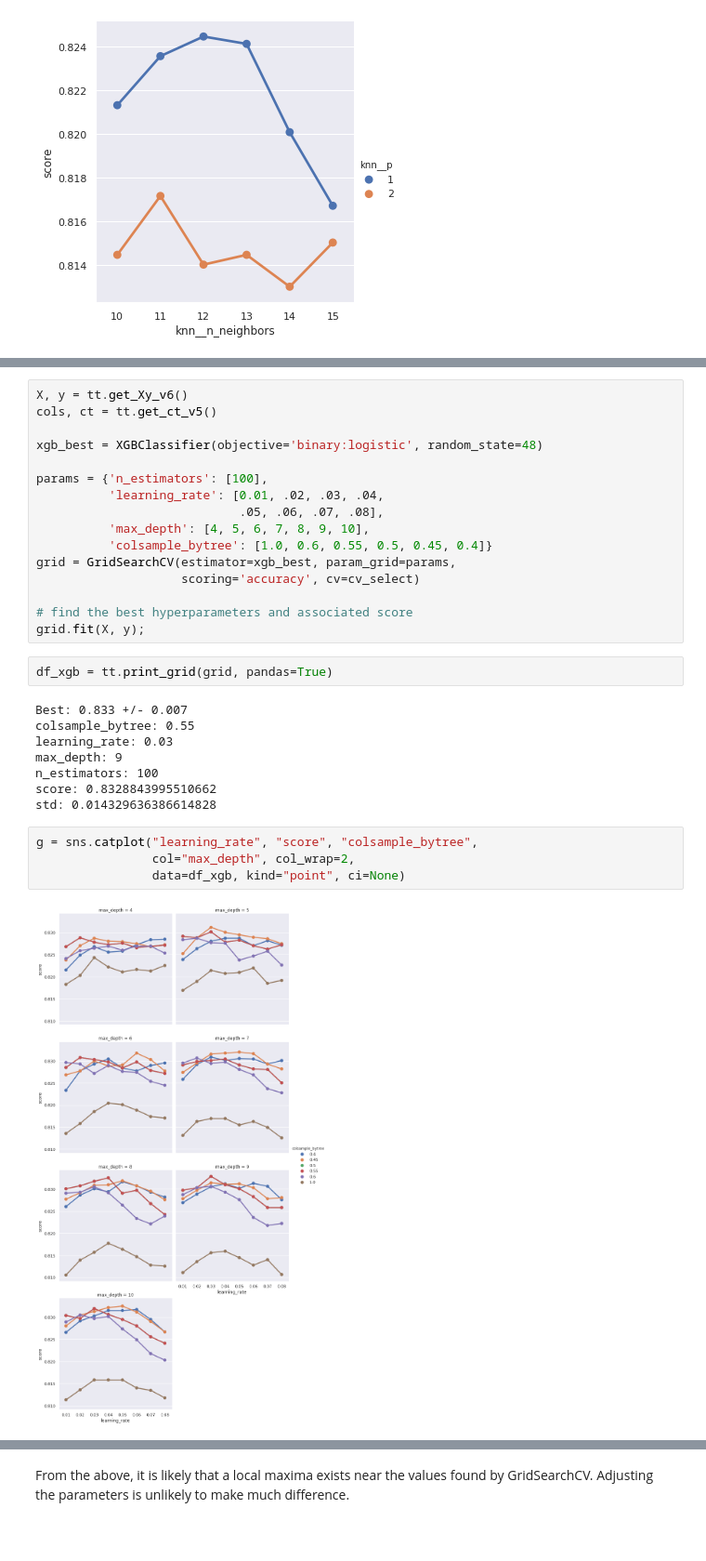
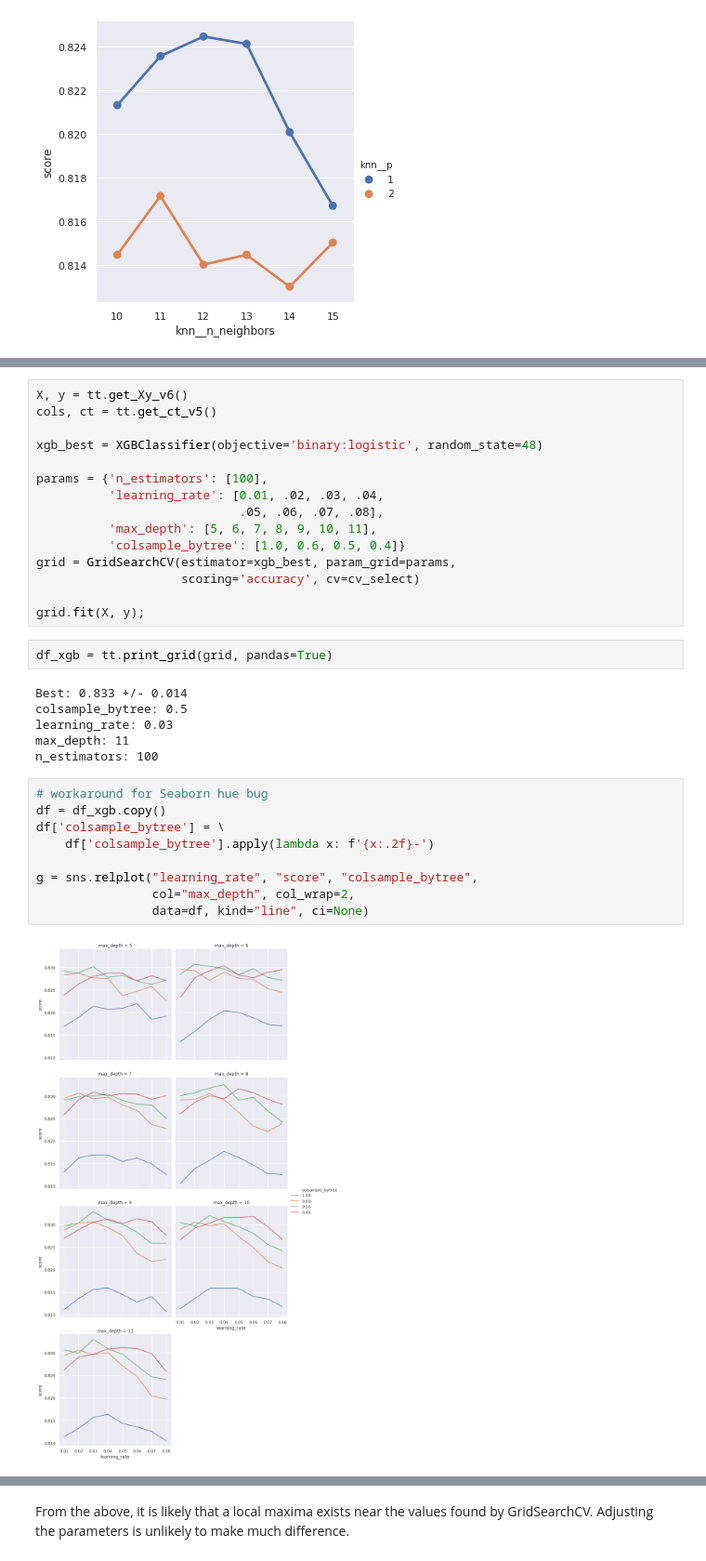
Before and after one commit to sdiehl28/Scikit-Learn-Workflow, a Jupyter notebook: projects/titanic/TitanicN09.ipynb, the cells around one changed output, grey strips where cells are left out. Shown: that part at 93% size. Saved outputs shown, nothing was run; the diff lists cells and outputs as text; blank space fills up the shorter version.

```diff
--- a/projects/titanic/TitanicN09.ipynb
+++ b/projects/titanic/TitanicN09.ipynb
@@ -718,26 +654,28 @@ xgb_best = XGBClassifier(objective='binary:logistic', random_state=48)
 params = {'n_estimators': [100],
           'learning_rate': [0.01, .02, .03, .04,
                             .05, .06, .07, .08],
-          'max_depth': [4, 5, 6, 7, 8, 9, 10],
-          'colsample_bytree': [1.0, 0.6, 0.55, 0.5, 0.45, 0.4]}
+          'max_depth': [5, 6, 7, 8, 9, 10, 11],
+          'colsample_bytree': [1.0, 0.6, 0.5, 0.4]}
 grid = GridSearchCV(estimator=xgb_best, param_grid=params,
                     scoring='accuracy', cv=cv_select)
 
-# find the best hyperparameters and associated score
 grid.fit(X, y);
 # %%
 df_xgb = tt.print_grid(grid, pandas=True)
 # %% [output]
-Best: 0.833 +/- 0.007
-colsample_bytree: 0.55
+Best: 0.833 +/- 0.014
+colsample_bytree: 0.5
 learning_rate: 0.03
-max_depth: 9
+max_depth: 11
 n_estimators: 100
-score: 0.8328843995510662
-std: 0.014329636386614828
 # %%
-g = sns.catplot("learning_rate", "score", "colsample_bytree",
+# workaround for Seaborn hue bug
+df = df_xgb.copy()
+df['colsample_bytree'] = \
+    df['colsample_bytree'].apply(lambda x: f'{x:.2f}-')
+
+g = sns.relplot("learning_rate", "score", "colsample_bytree",
                 col="max_depth", col_wrap=2,
-                data=df_xgb, kind="point", ci=None)
+                data=df, kind="line", ci=None)
 # %% [output]
-[figure, old version]
+[figure, new version]
```
Also changed, not shown: parts of 162 cells of this notebook, 3 other files.
